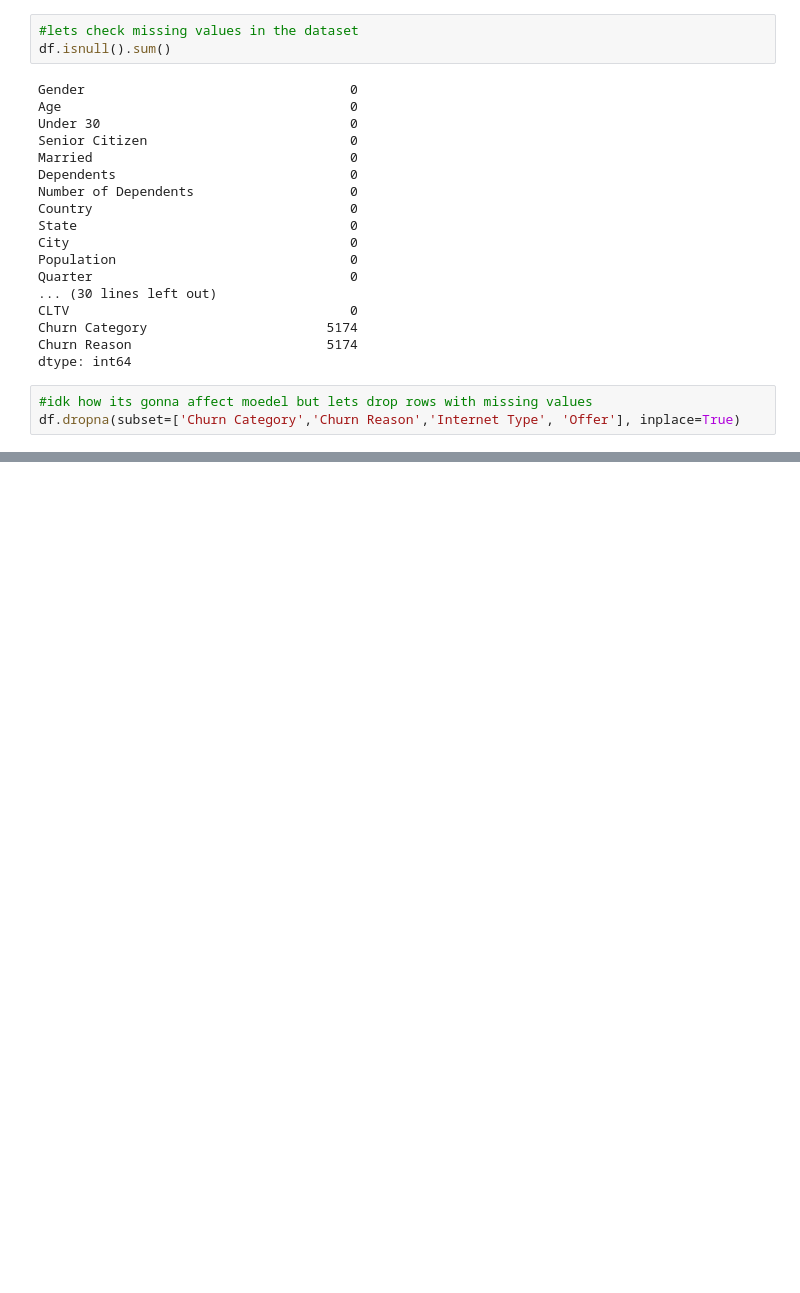
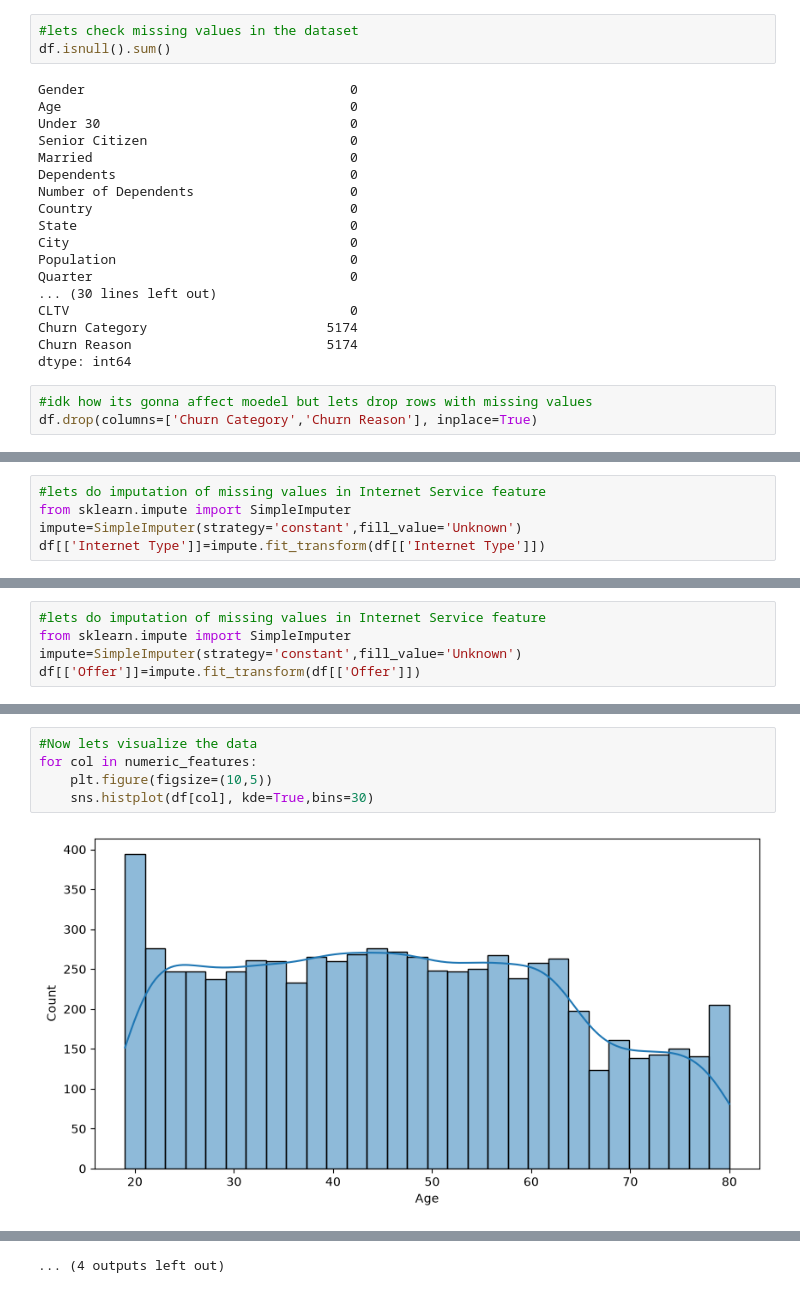
Before and after one commit to SaurabhLokhande2408/customer_churn_engine, a Jupyter notebook: dataset/eda.ipynb, the cells around one changed output, grey strips where cells are left out. Cells and saved outputs as stored; diff of their text form; blank space fills up the shorter version.

Commit message:
data cleaning done now starting analysis

```diff
--- a/dataset/eda.ipynb
+++ b/dataset/eda.ipynb
@@ -165,5 +169,5 @@ Churn Reason                         5174
 dtype: int64
 # %%
 #idk how its gonna affect moedel but lets drop rows with missing values
-df.dropna(subset=['Churn Category','Churn Reason','Internet Type', 'Offer'], inplace=True)
+df.drop(columns=['Churn Category','Churn Reason'], inplace=True)
 # %%
@@ -178 +177,5 @@ df.dropna(subset=['Churn Category','Churn Reason','Internet Type', 'Offer'], inp
 # %%
+#lets do imputation of missing values in Internet Service feature
+from sklearn.impute import SimpleImputer
+impute=SimpleImputer(strategy='constant',fill_value='Unknown')
+df[['Internet Type']]=impute.fit_transform(df[['Internet Type']])
@@ -180,0 +221,5 @@ df.dropna(subset=['Churn Category','Churn Reason','Internet Type', 'Offer'], inp
+# %%
+#lets do imputation of missing values in Internet Service feature
+from sklearn.impute import SimpleImputer
+impute=SimpleImputer(strategy='constant',fill_value='Unknown')
+df[['Offer']]=impute.fit_transform(df[['Offer']])
@@ -180,0 +251,7 @@ df.dropna(subset=['Churn Category','Churn Reason','Internet Type', 'Offer'], inp
+# %%
+#Now lets visualize the data
+for col in numeric_features:
+    plt.figure(figsize=(10,5))
+    sns.histplot(df[col], kde=True,bins=30)
+# %% [output]
+[figure, added]
@@ -180,0 +269 @@ df.dropna(subset=['Churn Category','Churn Reason','Internet Type', 'Offer'], inp
+... (4 outputs left out)
```
Also changed, not shown: parts of 18 cells of this notebook.
